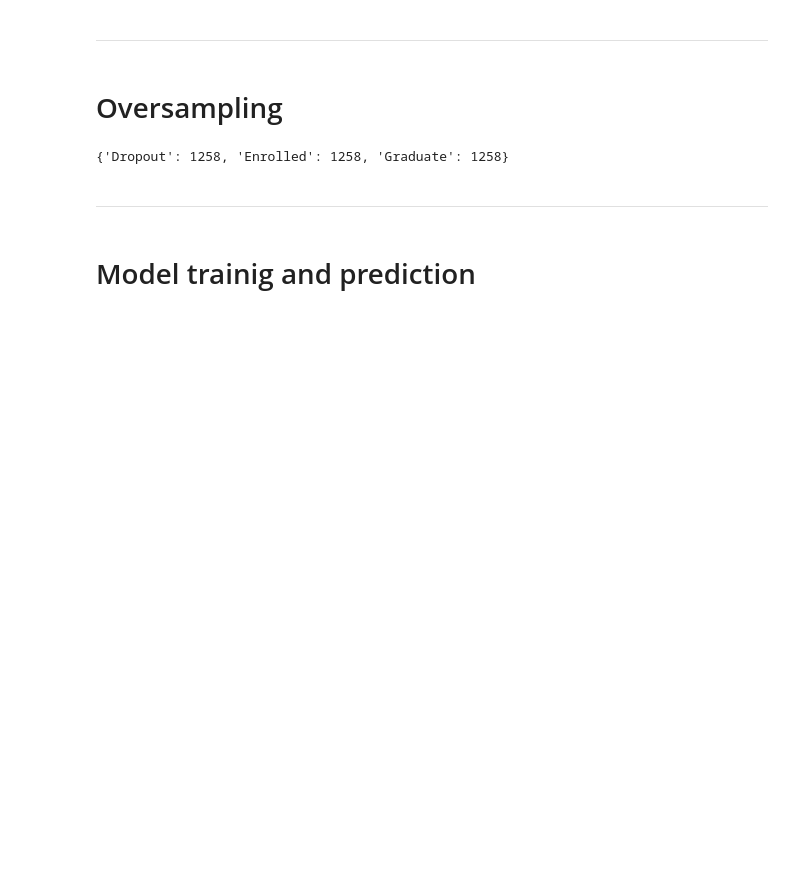
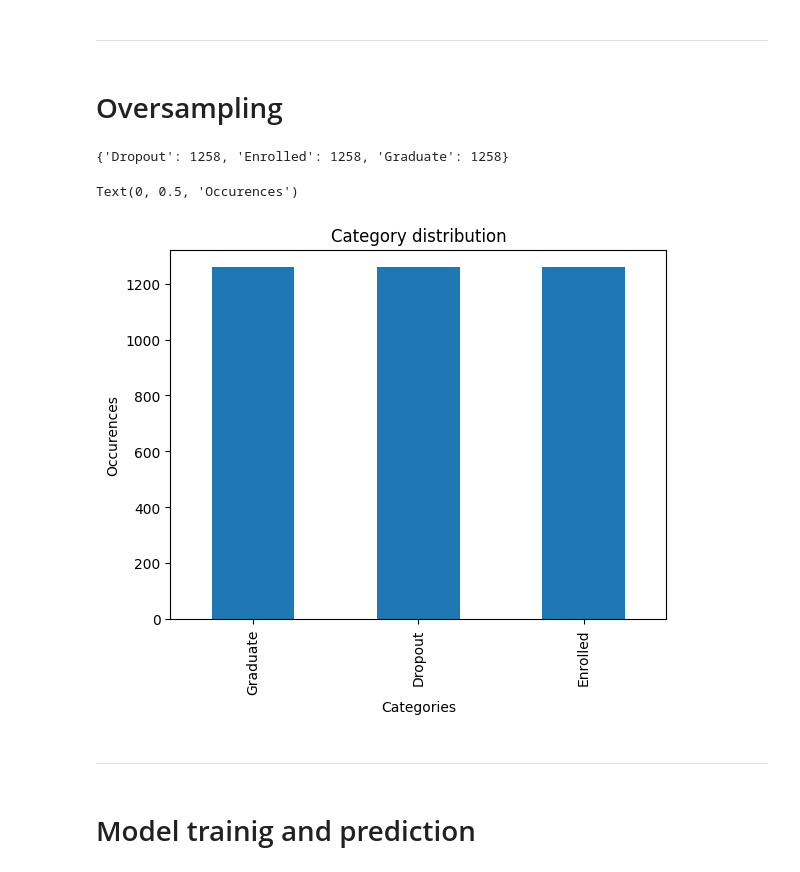
Before and after one commit to tanialemos/student-dropout-challenge, a Jupyter notebook: nb.ipynb, the cells around one changed output. Saved outputs shown, nothing was run; the diff lists cells and outputs as text; code cells hidden in the pictures; blank space fills up the shorter version.

```diff
--- a/nb.ipynb
+++ b/nb.ipynb
@@ -248,6 +273,15 @@ unique, counts = np.unique(y, return_counts=True)
 dict(zip(unique, counts))
 # %% [output]
 {'Dropout': 1258, 'Enrolled': 1258, 'Graduate': 1258}
+# %%
+y.value_counts()
+category_plot = y.value_counts().sort_values().plot(kind = 'bar')
+category_plot.set_title("Category distribution")
+category_plot.set_xlabel('Categories')
+category_plot.set_ylabel('Occurences')
+# %% [output]
+Text(0, 0.5, 'Occurences')
+[figure, added]
 # %% [markdown]
 ----
 # %% [markdown]
```
Also changed, not shown: parts of 24 cells of this notebook, 1 other file.
